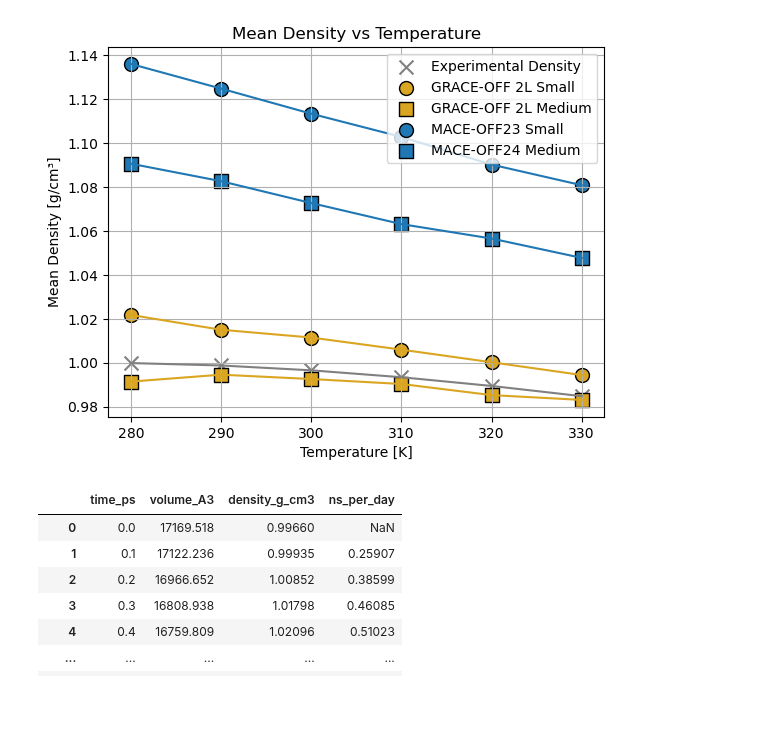
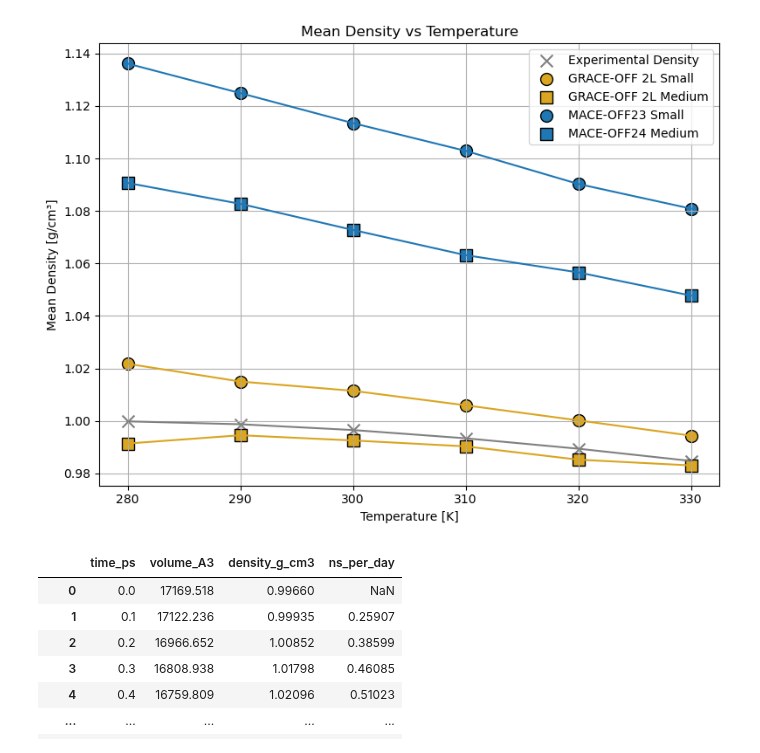
Before and after one commit to heid-lab/grace-off, a Jupyter notebook: analysis/temp_density/analysis.ipynb, the cells around one changed output. Drawn from its saved outputs; the diff is of its cells as text; code cells hidden in the pictures; blank space fills up the shorter version.

Commit message:
updating notebook and adding all mean temp/density data as a csv file

```diff
--- a/analysis/temp_density/analysis.ipynb
+++ b/analysis/temp_density/analysis.ipynb
@@ -63,56 +77,44 @@ for temp in temperatures:
 # %%
-grace_color_small = "goldenrod"       # Gelb für GRACE small
-grace_color_medium = "goldenrod"      # Gelb für GRACE medium (selbe Familie, daher gleiche Farbe)
+# --- Read the CSV ---
+mean_data = pd.read_csv("all_density_means.csv")
 
-mace_color_small = "tab:blue"    # Blau für MACE small
-mace_color_medium = "tab:blue"   # Blau für MACE medium
+# --- Define styles for each column (except Temperature) ---
+plot_styles = {
+    "Experimental": {"color": "gray", "marker": "x", "label": "Experimental Density"},
+    "Grace_2L_small": {"color": "goldenrod", "marker": "o", "label": "GRACE-OFF 2L Small"},
+    "Grace_2L_medium": {"color": "goldenrod", "marker": "s", "label": "GRACE-OFF 2L Medium"},
+    "MACE_small": {"color": "tab:blue", "marker": "o", "label": "MACE-OFF23 Small"},
+    "MACE_medium": {"color": "tab:blue", "marker": "s", "label": "MACE-OFF24 Medium"},
+}
 
-marker_small = "o"   # alle small-Modelle
-marker_medium = "s"  # alle medium-Modelle
+plt.figure(figsize=(8,6))
 
-# --- Experimental ---
-plt.scatter(exp_density.keys(), exp_density.values(),
-            color='gray', marker='x', s=100, label='Experimental Density')
-plt.plot(exp_density.keys(), exp_density.values(), color='gray')
+# --- Loop over columns to plot ---
+for col, style in plot_styles.items():
+    temps = mean_data["Temperature_K"]
+    values = mean_data[col]
 
-# --- GRACE small ---
-plt.scatter(grace_2l_small_mean.keys(), grace_2l_small_mean.values(),
-            color=grace_color_small, marker=marker_small, edgecolor='k', s=100,
-            label='GRACE-OFF 2L Small')
-plt.plot(grace_2l_small_mean.keys(), grace_2l_small_mean.values(),
-         color=grace_color_small)
+    plt.scatter(temps, values,
+                color=style["color"],
+                marker=style["marker"],
+                edgecolor='k' if col != "Experimental" else None,
+                s=100,
+                label=style["label"])
 
-# --- GRACE medium ---
-plt.scatter(grace_2l_medium_mean.keys(), grace_2l_medium_mean.values(),
-            color=grace_color_medium, marker=marker_medium, edgecolor='k', s=100,
-            label='GRACE-OFF 2L Medium')
-plt.plot(grace_2l_medium_mean.keys(), grace_2l_medium_mean.values(),
-         color=grace_color_medium)
+    plt.plot(temps, values, color=style["color"])
 
-# --- MACE small ---
-plt.scatter(mace_small_mean.keys(), mace_small_mean.values(),
-            color=mace_color_small, marker=marker_small, edgecolor='k', s=100,
-            label='MACE-OFF23 Small')
-plt.plot(mace_small_mean.keys(), mace_small_mean.values(),
-         color=mace_color_small)
-
-# --- MACE medium ---
-plt.scatter(mace_medium_mean.keys(), mace_medium_mean.values(),
-            color=mace_color_medium, marker=marker_medium, edgecolor='k', s=100,
-            label='MACE-OFF24 Medium')
-plt.plot(mace_medium_mean.keys(), mace_medium_mean.values(),
-         color=mace_color_medium)
-
+# --- Final plot formatting ---
 plt.xticks([280, 290, 300, 310, 320, 330])
-plt.legend()
-plt.grid(True)
 plt.xlabel('Temperature [K]')
 plt.ylabel('Mean Density [g/cm³]')
 plt.title('Mean Density vs Temperature')
-plt.savefig('density_vs_temperature.png', dpi=300)
+plt.grid(True)
+plt.legend()
+plt.tight_layout()
+# plt.savefig('density_vs_temperature.png', dpi=300)
 plt.show()
 # %% [output]
-[figure, old version]
+[figure, new version]
 # %%
 def get_data(model_type: str, size: str, temp: int) -> pd.DataFrame:
     path = f'output/{model_type}_wat_grace_{size}_b_off/wat_{temp}_npt_density.csv'
```
Also changed, not shown: parts of 1 cell of this notebook, 1 other file.
